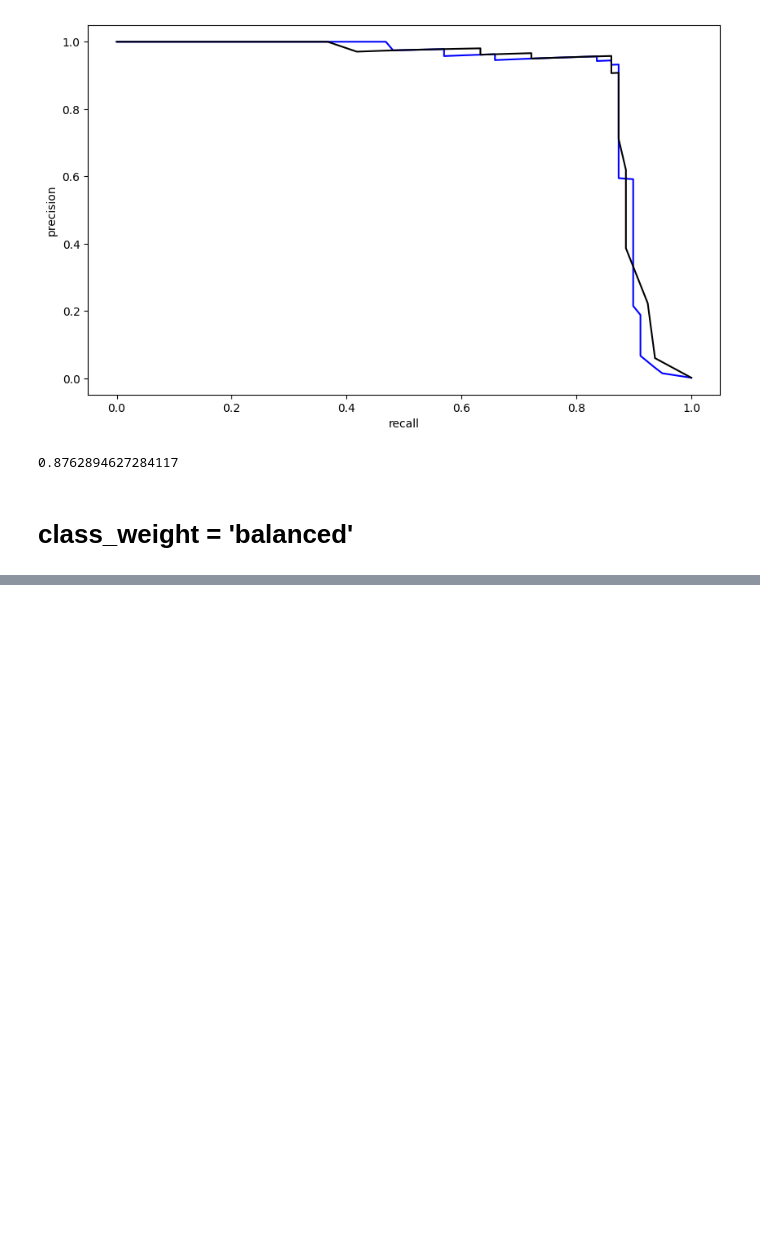
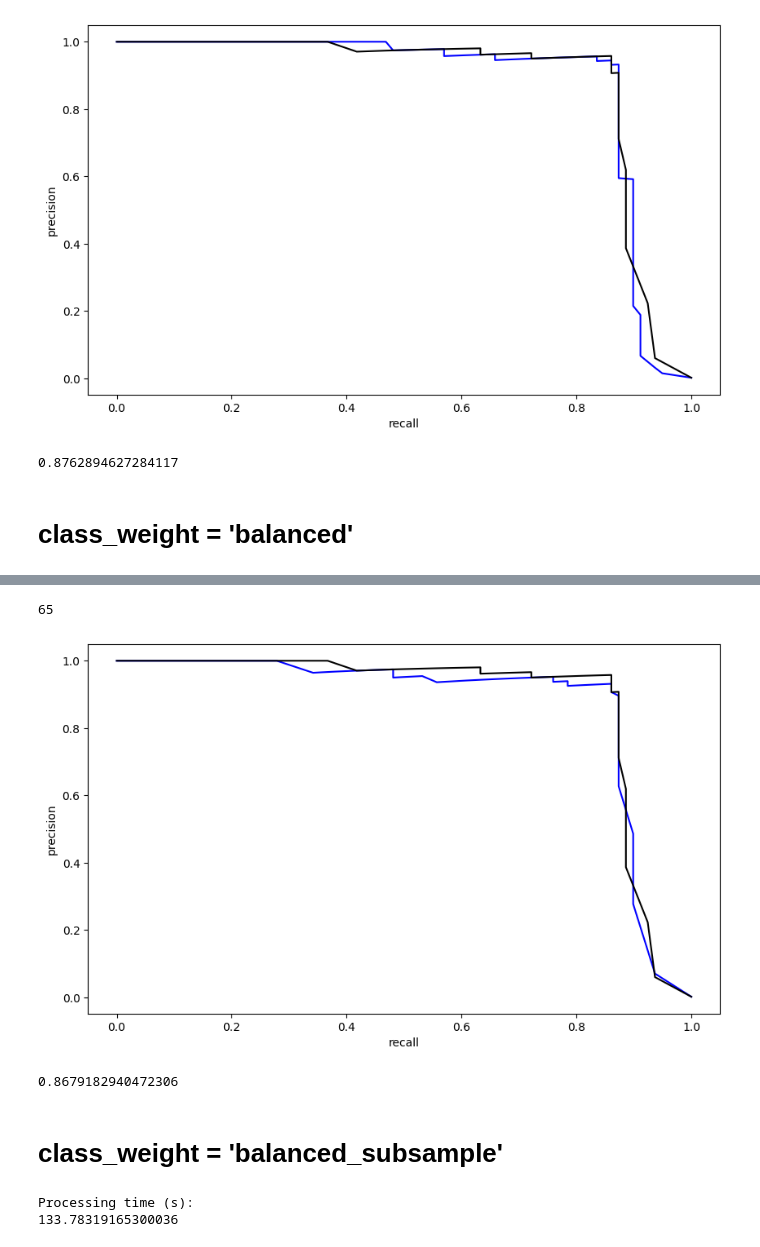
Before and after one commit to TimSim/FraudDetection, a Jupyter notebook: CreditCardFraudDetectionTF.ipynb, the cells around one changed output, grey strips where cells are left out. Drawn from its saved outputs; the diff is of its cells as text; code cells hidden in the pictures; blank space fills up the shorter version.

```diff
--- a/CreditCardFraudDetectionTF.ipynb
+++ b/CreditCardFraudDetectionTF.ipynb
@@ -690,3 +690,9 @@ print(auc(recall5,precis5))
 0.8762894627284117
 # %% [markdown]
 # class_weight = 'balanced'
+# %%
+tic=time.process_time()
+pipe42 = Pipeline([('rafo',RandomForestClassifier(n_estimators=100,n_jobs=-1,class_weight='balanced'))])
+_=pipe42.fit(X_train,y_train)
+print('Processing time (s):')
+print(time.process_time()-tic)
@@ -692,0 +702,3 @@ print(auc(recall5,precis5))
+# %%
+preds42=pipe42.predict_proba(X_val)
+(sorted(list(Counter(preds42[:,1]).items()),key=lambda x: x[0]))
@@ -692,0 +723,28 @@ print(auc(recall5,precis5))
+# %%
+sum(preds42[:,1]>0.5)
+# %% [output]
+65
+# %%
+(precis42,recall42,thresh42) = precision_recall_curve(y_val,preds42[:,1])
+plt.plot(recall42,precis42,'b')
+plt.plot(recall4,precis4,'k')
+plt.xlabel('recall')
+plt.ylabel('precision')
+plt.show()
+# %% [output]
+[figure, added]
+# %%
+print(auc(recall42,precis42))
+# %% [output]
+0.8679182940472306
+# %% [markdown]
+# class_weight = 'balanced_subsample'
+# %%
+tic=time.process_time()
+pipe43 = Pipeline([('rafo',RandomForestClassifier(n_estimators=100,n_jobs=-1,class_weight='balanced_subsample'))])
+_=pipe43.fit(X_train,y_train)
+print('Processing time (s):')
+print(time.process_time()-tic)
+# %% [output]
+Processing time (s):
+133.78319165300036
```
Also changed, not shown: parts of 6 cells of this notebook.
